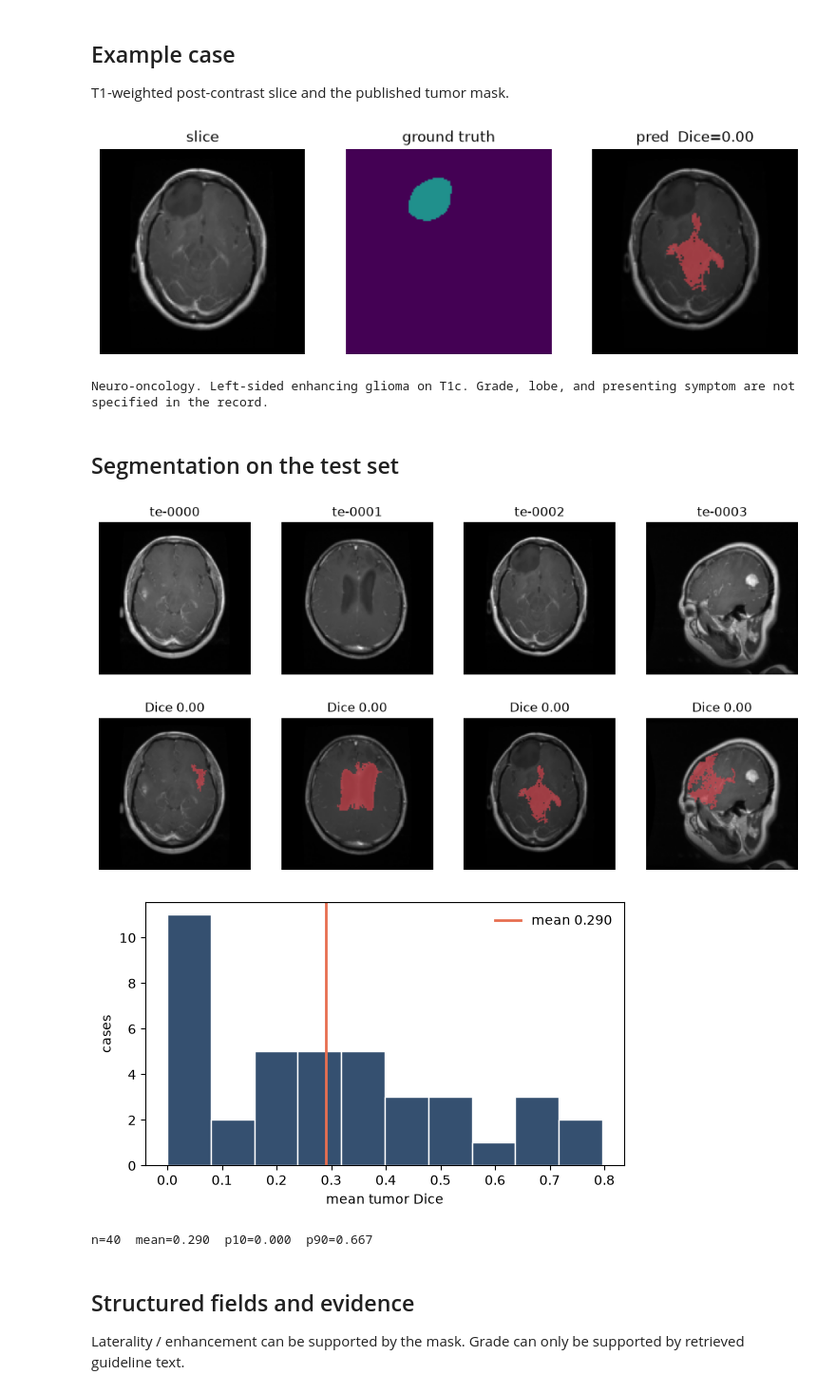
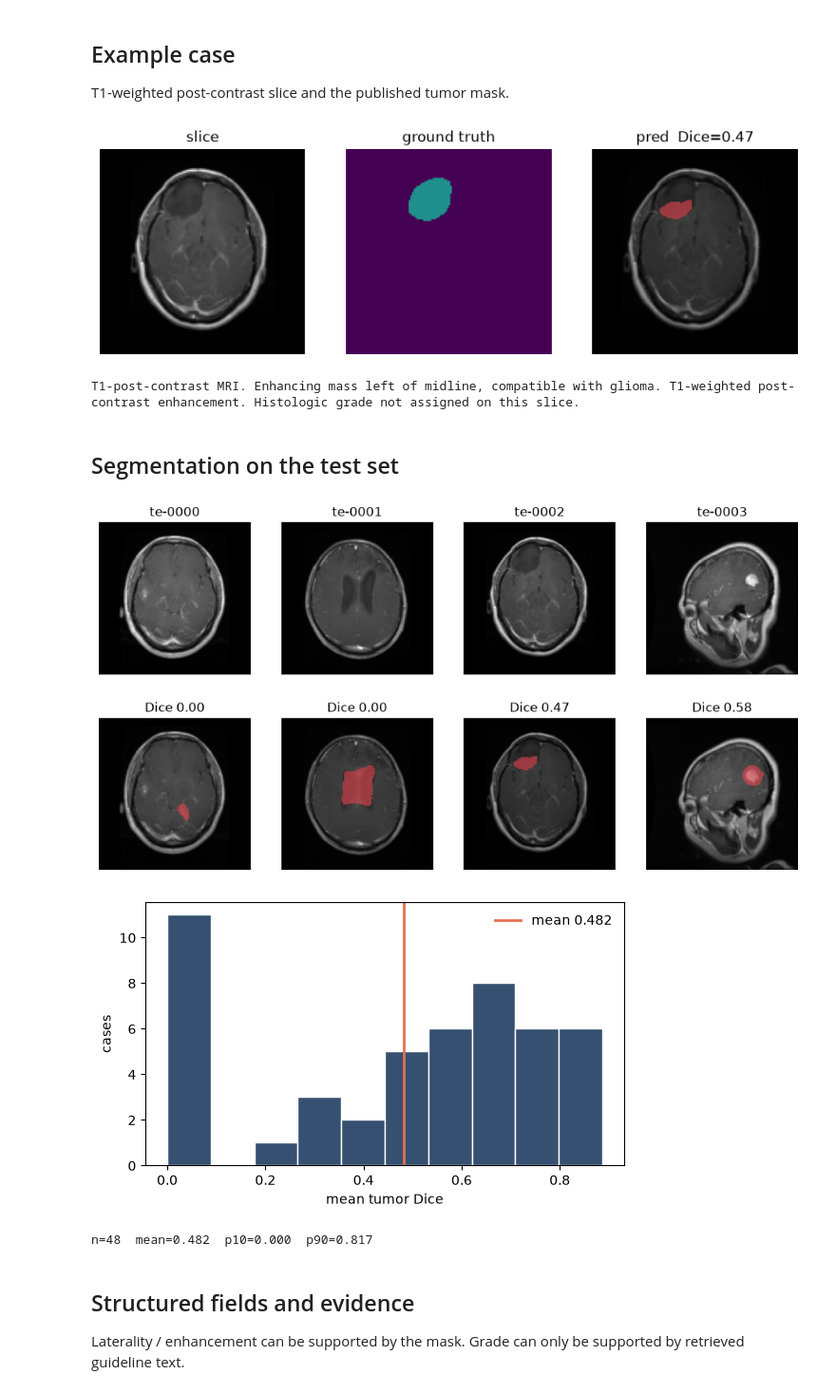
Before and after one commit to ParisaRostaami/gliomagate, a Jupyter notebook: notebooks/gliomagate_results.ipynb, the cells around one changed output. Shown at 95% size. Cells and saved outputs as stored; diff of their text form; code cells hidden in the pictures.

```diff
--- a/notebooks/gliomagate_results.ipynb
+++ b/notebooks/gliomagate_results.ipynb
@@ -12,7 +12,7 @@ import matplotlib.pyplot as plt
 ROOT = Path.cwd() if (Path.cwd() / 'app').exists() else Path.cwd().parent
 sys.path.insert(0, str(ROOT))
 
-from app.segment import load_segmenter, predict_mask_mlp, mean_tumor_dice, image_findings
+from app.segment import load_predictor, predict_mask, mean_tumor_dice, image_findings
 from app.lora_extract import load_lora, extract
 from app.rag import GuidelineIndex
 from app.ground import assemble_ledger
@@ -22,7 +22,7 @@ from app.eval_harness import run_harness
 
 MODELS = ROOT / 'models'
 TEST = ROOT / 'data' / 'test'
-mlp, _ = load_segmenter(MODELS / 'segmenter.joblib')
+mlp = load_predictor(MODELS)
 lora = load_lora(MODELS)
 cases = []
 for meta in load_manifest(TEST):
@@ -33,7 +33,10 @@ for meta in load_manifest(TEST):
     cases.append(rec)
 log = json.loads((MODELS / 'train_log.json').read_text())
 print(len(cases), 'test cases')
-print('MLP', log['segmenter']['n_iter'], 'iters, final CE', round(log['segmenter']['final_loss'], 4),
+print(log['segmenter'].get('name', 'segmenter'),
+      'epochs', log['segmenter'].get('epochs') or log['segmenter'].get('n_iter'),
+      'params', log['segmenter'].get('params'),
+      'final loss', round(float(log['segmenter'].get('final_loss', log['segmenter']['loss_curve'][-1])), 4),
       'train Dice', round(log['segmenter']['train_dice'], 3))
 print('LoRA train', {k: round(v, 3) for k, v in log['lora']['train_field_acc'].items()})
 print('LoRA test ', {k: round(v, 3) for k, v in log['lora']['test_field_acc'].items()})
@@ -63,7 +66,7 @@ plt.show()
 T1-weighted post-contrast slice and the published tumor mask.
 # %%
 rec = cases[2]
-pred = predict_mask_mlp(mlp, rec['image'])
+pred = predict_mask(mlp, rec['image'])
 fig, ax = plt.subplots(1, 3, figsize=(10.5, 3.4))
 ax[0].imshow(rec['image'], cmap='gray')
 ax[0].set_title('slice')
@@ -77,37 +80,37 @@ ax[2].axis('off')
 plt.show()
 print(rec['note'])
 # %% [output]
-[figure, old version]
+[figure, new version]
-Neuro-oncology. Left-sided enhancing glioma on T1c. Grade, lobe, and presenting symptom are not specified in the record.
+T1-post-contrast MRI. Enhancing mass left of midline, compatible with glioma. T1-weighted post-contrast enhancement. Histologic grade not assigned on this slice.
 # %% [markdown]
 ## Segmentation on the test set
 # %%
 fig, axes = plt.subplots(2, 4, figsize=(12, 6.2))
 for i, rec in enumerate(cases[:4]):
-    pred = predict_mask_mlp(mlp, rec['image'])
+    pred = predict_mask(mlp, rec['image'])
     axes[0, i].imshow(rec['image'], cmap='gray')
     axes[0, i].set_title(rec['case_id'])
     axes[0, i].axis('off')
     axes[1, i].imshow(overlay_rgb(rec['image'], pred))
     axes[1, i].set_title(f'Dice {mean_tumor_dice(pred, rec["labels"]):.2f}')
     axes[1, i].axis('off')
 axes[0, 0].set_ylabel('input')
 axes[1, 0].set_ylabel('overlay')
 plt.show()
 
-dices = [mean_tumor_dice(predict_mask_mlp(mlp, c['image']), c['labels']) for c in cases]
+dices = [mean_tumor_dice(predict_mask(mlp, c['image']), c['labels']) for c in cases]
 fig, ax = plt.subplots(figsize=(6.5, 3.6))
 ax.hist(dices, bins=10, color='#355070', edgecolor='white')
 ax.axvline(np.mean(dices), color='#e76f51', lw=2, label=f'mean {np.mean(dices):.3f}')
 ax.set_xlabel('mean tumor Dice')
 ax.set_ylabel('cases')
 ax.legend(frameon=False)
 plt.show()
 print(f'n={len(dices)}  mean={np.mean(dices):.3f}  p10={np.percentile(dices,10):.3f}  p90={np.percentile(dices,90):.3f}')
 # %% [output]
-[figure, old version]
+[figure, new version]
-[figure, old version]
+[figure, new version]
-n=40  mean=0.290  p10=0.000  p90=0.667
+n=48  mean=0.482  p10=0.000  p90=0.817
 # %% [markdown]
 ## Structured fields and evidence
 
```
Also changed, not shown: parts of 6 cells of this notebook, 39 other files.
